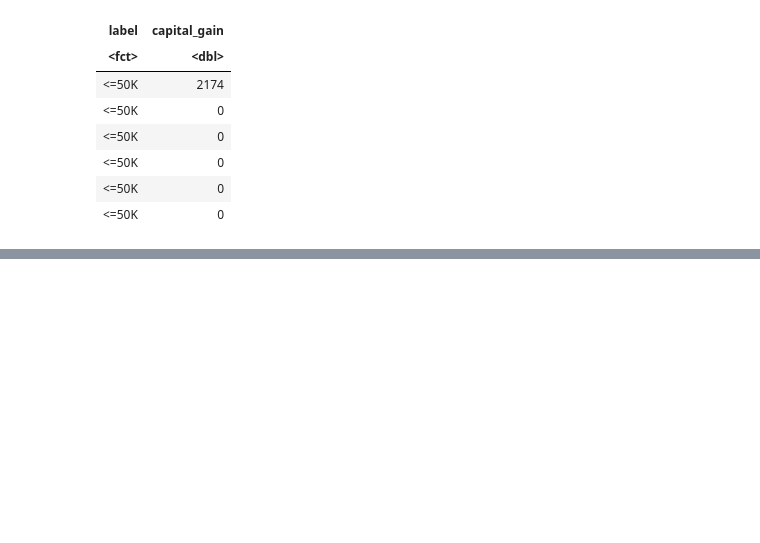
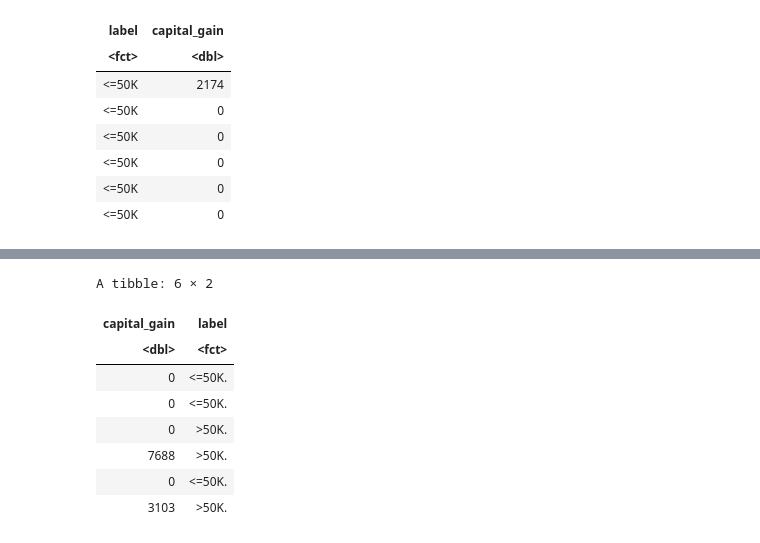
Before and after one commit to jasreetd/Group_Proposal, a Jupyter notebook: Riley.ipynb, the cells around one changed output, grey strips where cells are left out. Cells and saved outputs as stored; diff of their text form; code cells hidden in the pictures; blank space fills up the shorter version.

```diff
--- a/Riley.ipynb
+++ b/Riley.ipynb
@@ -362,0 +396,18 @@ accuracy_vs_k
+# %%
+## Cleaning and Wrangling
+adult_testing_tidy <- adult_testing %>%
+    mutate(label=as_factor(label), capital_gain = as.numeric(capital_gain)) %>%
+    filter_all(all_vars(. != " ?")) %>%
+    select(capital_gain,label)
+
+head(adult_testing_tidy)
+# %% [output]
+A tibble: 6 × 2
+| capital_gain | label |
+| <dbl> | <fct> |
+| 0 | <=50K. |
+| 0 | <=50K. |
+| 0 | >50K. |
+| 7688 | >50K. |
+| 0 | <=50K. |
+| 3103 | >50K. |
```
Also changed, not shown: parts of 9 cells of this notebook.
